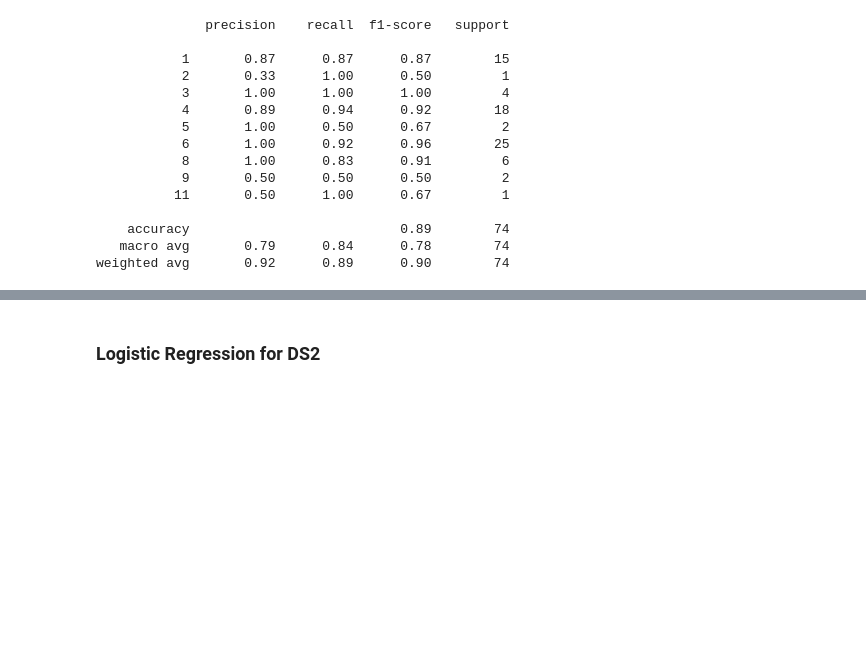
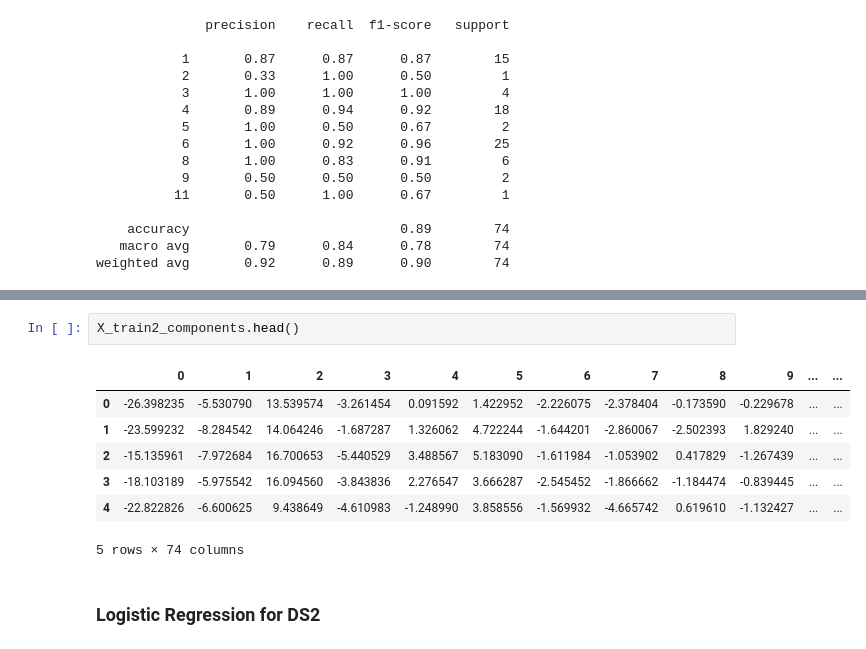
Before and after one commit to bnonni/Python, a Jupyter notebook: Machine_Learning/Project/Final_Docs/ML_Project_Overall.ipynb, the cells around one changed output, grey strips where cells are left out. Drawn from its saved outputs; the diff is of its cells as text; blank space fills up the shorter version.

```diff
--- a/Machine_Learning/Project/Final_Docs/ML_Project_Overall.ipynb
+++ b/Machine_Learning/Project/Final_Docs/ML_Project_Overall.ipynb
@@ -354,3 +380,13 @@ weighted avg       0.92      0.89      0.90        74
+# %%
+X_train2_components.head()
+# %% [output]
+|  | 0 | 1 | 2 | 3 | 4 | 5 | 6 | 7 | 8 | 9 | ... | ... |
+| 0 | -26.398235 | -5.530790 | 13.539574 | -3.261454 | 0.091592 | 1.422952 | -2.226075 | -2.378404 | -0.173590 | -0.229678 | ... | ... |
+| 1 | -23.599232 | -8.284542 | 14.064246 | -1.687287 | 1.326062 | 4.722244 | -1.644201 | -2.860067 | -2.502393 | 1.829240 | ... | ... |
+| 2 | -15.135961 | -7.972684 | 16.700653 | -5.440529 | 3.488567 | 5.183090 | -1.611984 | -1.053902 | 0.417829 | -1.267439 | ... | ... |
+| 3 | -18.103189 | -5.975542 | 16.094560 | -3.843836 | 2.276547 | 3.666287 | -2.545452 | -1.866662 | -1.184474 | -0.839445 | ... | ... |
+| 4 | -22.822826 | -6.600625 | 9.438649 | -4.610983 | -1.248990 | 3.858556 | -1.569932 | -4.665742 | 0.619610 | -1.132427 | ... | ... |
+5 rows × 74 columns
 # %% [markdown]
 ### Logistic Regression for DS2
 # %%
```
Also changed, not shown: parts of 24 cells of this notebook, 2 other files.
